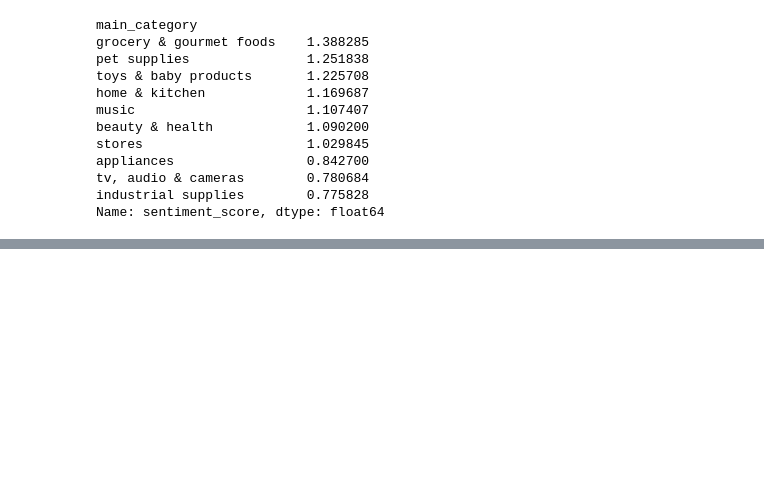
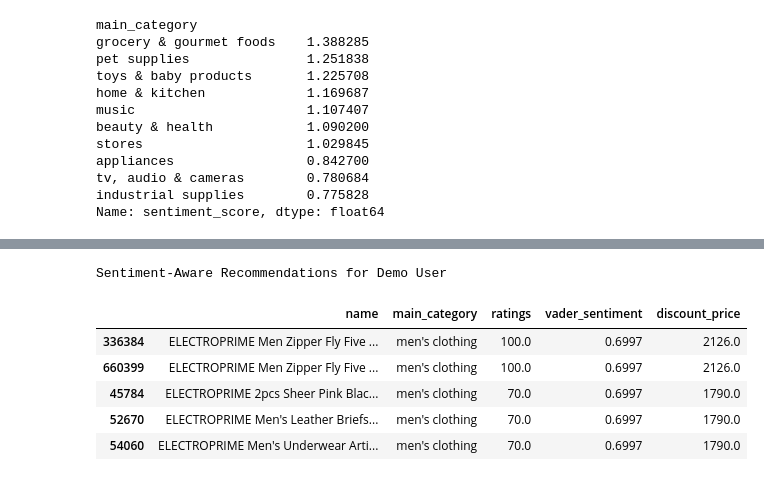
Before and after one commit to shankvarsh/amazon-recommendation-project, a Jupyter notebook: notebook/amazon_recommendation_system.ipynb, the cells around one changed output, grey strips where cells are left out. Cells and saved outputs as stored; diff of their text form; code cells hidden in the pictures; blank space fills up the shorter version.

```diff
--- a/notebook/amazon_recommendation_system.ipynb
+++ b/notebook/amazon_recommendation_system.ipynb
@@ -855,0 +984,22 @@ display(recommend_with_sentiment(test_user))
+# %%
+#SENTIMENT-AWARE UPSELLING (UPGRADE)
+def sentiment_aware_recommendation(user_id, n=5):
+    user_row = rfm_df.loc[user_id]
+
+    # If unhappy high-value customer → safer recommendations
+    if user_row["emotional_segment"] == "High Value but Unhappy":
+        return amazon_df.sort_values(
+            by=["ratings", "no_of_ratings"],
+            ascending=False
+        ).head(n)
+
+    # Loyal emotional customers → premium upsell
+    if user_row["emotional_segment"] == "Emotionally Loyal":
+        return amazon_df[
+            amazon_df["discount_price"] > amazon_df["discount_price"].quantile(0.9)
+        ].sort_values(
+            by=["vader_sentiment", "ratings"],
+            ascending=False
+        ).head(n)
+
+    return recommend_products(user_id)
@@ -855,0 +1037,10 @@ display(recommend_with_sentiment(test_user))
+# %%
+# Pick a random user for demonstration
+demo_user = rfm_df.sample(1).index[0]
+
+demo_profile = rfm_df.loc[demo_user][
+    ["recency", "frequency", "monetary", "segment", "avg_sentiment", "emotional_segment"]
+]
+
+print(f"Demo User ID: {demo_user}")
+demo_profile
@@ -855,0 +1056,16 @@ display(recommend_with_sentiment(test_user))
+# %%
+#SHOW SENTIMENT-AWARE RECOMMENDATIONS
+print("Sentiment-Aware Recommendations for Demo User")
+display(
+    sentiment_aware_recommendation(demo_user, n=5)[
+        ["name", "main_category", "ratings", "vader_sentiment", "discount_price"]
+    ]
+)
+# %% [output]
+Sentiment-Aware Recommendations for Demo User
+|  | name | main_category | ratings | vader_sentiment | discount_price |
+| 336384 | ELECTROPRIME Men Zipper Fly Five ... | men's clothing | 100.0 | 0.6997 | 2126.0 |
+| 660399 | ELECTROPRIME Men Zipper Fly Five ... | men's clothing | 100.0 | 0.6997 | 2126.0 |
+| 45784 | ELECTROPRIME 2pcs Sheer Pink Blac... | men's clothing | 70.0 | 0.6997 | 1790.0 |
+| 52670 | ELECTROPRIME Men's Leather Briefs... | men's clothing | 70.0 | 0.6997 | 1790.0 |
+| 54060 | ELECTROPRIME Men's Underwear Arti... | men's clothing | 70.0 | 0.6997 | 1790.0 |
```
Also changed, not shown: parts of 18 cells of this notebook.
